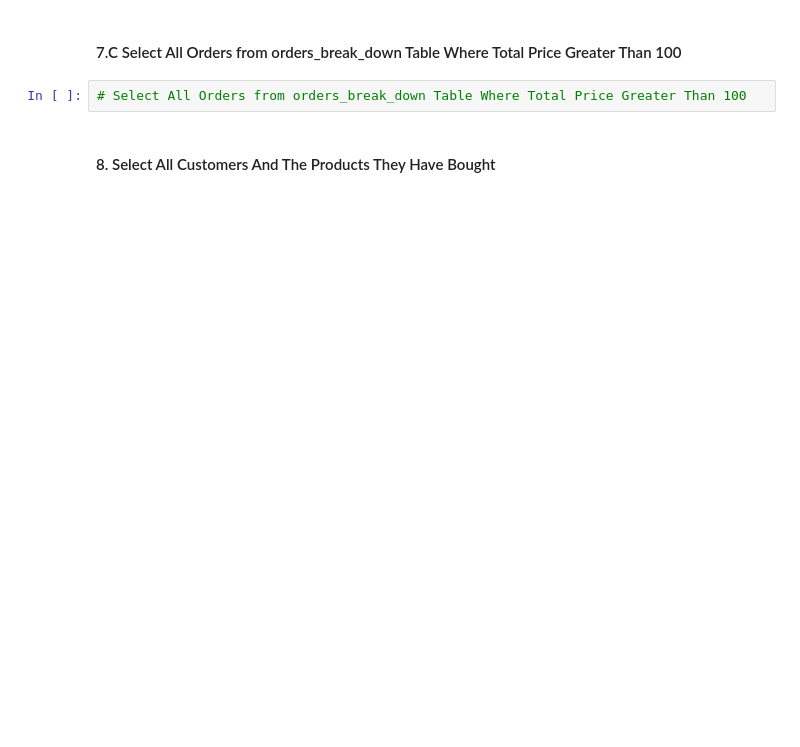
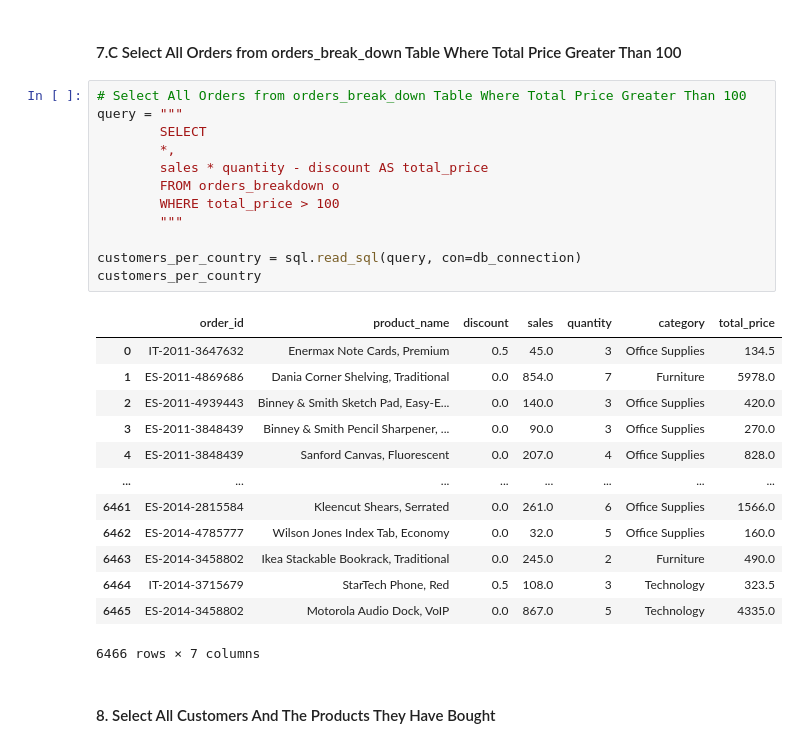
Before and after one commit to LouisMcArdell/IOD-Work, a Jupyter notebook: Labs/Module 3/IOD_Lab 3.1.3_sqlite.ipynb, the cells around one changed output. Drawn from its saved outputs; the diff is of its cells as text; blank space fills up the shorter version.

```diff
--- a/Labs/Module 3/IOD_Lab 3.1.3_sqlite.ipynb
+++ b/Labs/Module 3/IOD_Lab 3.1.3_sqlite.ipynb
@@ -560,6 +609,30 @@ customers_per_country
 #### 7.C Select All Orders from orders_break_down Table Where Total Price Greater Than 100
 # %%
 # Select All Orders from orders_break_down Table Where Total Price Greater Than 100
+query = """
+        SELECT
+        *,
+        sales * quantity - discount AS total_price
+        FROM orders_breakdown o
+        WHERE total_price > 100
+        """
+
+customers_per_country = sql.read_sql(query, con=db_connection)
+customers_per_country
+# %% [output]
+|  | order_id | product_name | discount | sales | quantity | category | total_price |
+| 0 | IT-2011-3647632 | Enermax Note Cards, Premium | 0.5 | 45.0 | 3 | Office Supplies | 134.5 |
+| 1 | ES-2011-4869686 | Dania Corner Shelving, Traditional | 0.0 | 854.0 | 7 | Furniture | 5978.0 |
+| 2 | ES-2011-4939443 | Binney & Smith Sketch Pad, Easy-E... | 0.0 | 140.0 | 3 | Office Supplies | 420.0 |
+| 3 | ES-2011-3848439 | Binney & Smith Pencil Sharpener, ... | 0.0 | 90.0 | 3 | Office Supplies | 270.0 |
+| 4 | ES-2011-3848439 | Sanford Canvas, Fluorescent | 0.0 | 207.0 | 4 | Office Supplies | 828.0 |
+| ... | ... | ... | ... | ... | ... | ... | ... |
+| 6461 | ES-2014-2815584 | Kleencut Shears, Serrated | 0.0 | 261.0 | 6 | Office Supplies | 1566.0 |
+| 6462 | ES-2014-4785777 | Wilson Jones Index Tab, Economy | 0.0 | 32.0 | 5 | Office Supplies | 160.0 |
+| 6463 | ES-2014-3458802 | Ikea Stackable Bookrack, Traditional | 0.0 | 245.0 | 2 | Furniture | 490.0 |
+| 6464 | IT-2014-3715679 | StarTech Phone, Red | 0.5 | 108.0 | 3 | Technology | 323.5 |
+| 6465 | ES-2014-3458802 | Motorola Audio Dock, VoIP | 0.0 | 867.0 | 5 | Technology | 4335.0 |
+6466 rows × 7 columns
 # %% [markdown]
 #### 8. Select All Customers And The Products They Have Bought
 # %%
```
Also changed, not shown: parts of 20 cells of this notebook, 3 other files.
